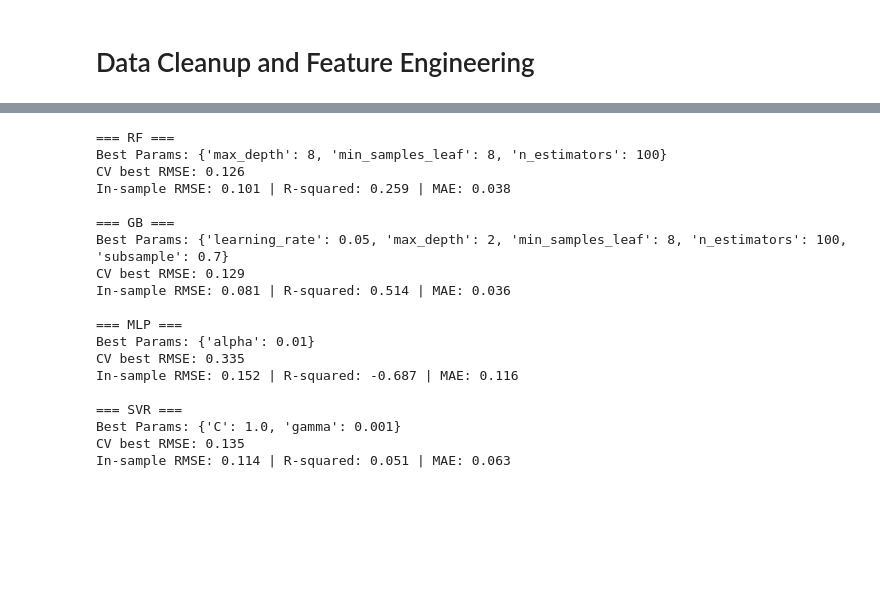
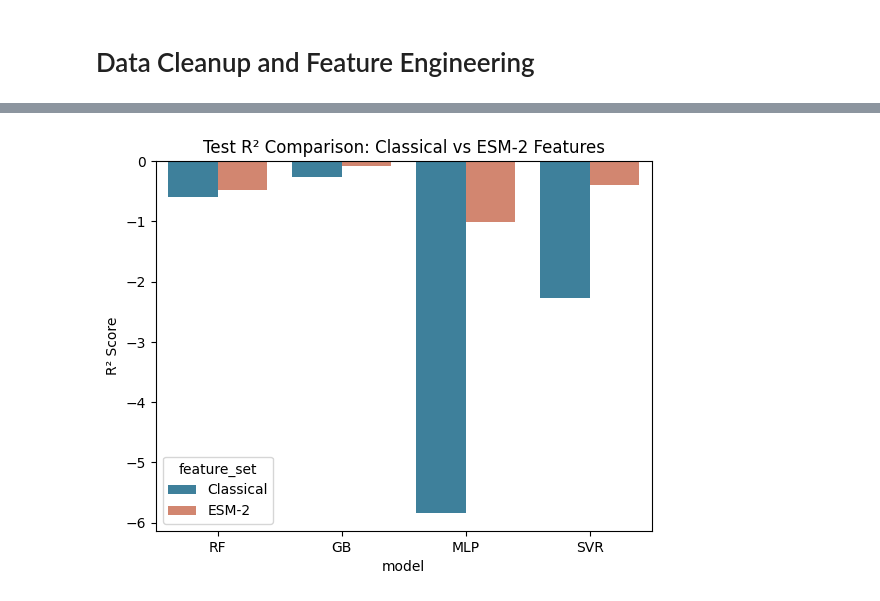
Before and after one commit to edupacheco54/mads_milestoneII_clinical_stage_mAb_developability_prediction, a Jupyter notebook: eda_notebook.ipynb, the cells around one changed output, grey strips where cells are left out. Cells and saved outputs as stored; diff of their text form; code cells hidden in the pictures; blank space fills up the shorter version.

Commit message:
Install ESM-2 protein language, conduct additional feature engineering, and conduct EDA on supervised learning model.

```diff
--- a/eda_notebook.ipynb
+++ b/eda_notebook.ipynb
@@ -134 +156,12 @@ def engineer_sequence_features(df, seq_cols=("VH", "VL")):
+# %%
+# Load model once
+
+def load_esm2_model(model_name="esm2_t6_8M_UR50D", device=None):
+    if device is None:
+        device = "mps" if torch.backends.mps.is_available() else "cpu"
+
+    model, alphabet = esm.pretrained.load_model_and_alphabet(model_name)
+    model = model.eval().to(device)
+    print(f"Loaded {model_name} on device: {device.upper()}")
+    return model, alphabet, device
 # %%
@@ -330,0 +336,19 @@ model_ready_df = build_model_ready_from_merged(merged_df, target_col="Slope for
+# %%
+results = []
+for m in ["rf", "gb", "mlp", "svr"]:
+    print(f"\n=== {m.upper()} ===")
+
+    classical_res = train_and_eval_return(classical_X.values, classical_y, m)
+    classical_res["feature_set"] = "Classical"
+
+    esm_res = train_and_eval_return(esm_X, esm_y, m)
+    esm_res["feature_set"] = "ESM-2"
+
+    results.extend([classical_res, esm_res])
+
+results_df = pd.DataFrame(results)
+results_df = results_df[[
+    "feature_set", "model", "rmse_train", "rmse_test", "r2_train", "r2_test"
+]]
+
+results_df
@@ -331 +372,15 @@ model_ready_df = build_model_ready_from_merged(merged_df, target_col="Slope for
+# %%
+import seaborn as sns
+import matplotlib.pyplot as plt
+
+sns.barplot(
+    data=results_df,
+    x="model", y="r2_test", hue="feature_set",
+    palette=["#2E86AB", "#E27D60"]
+)
+plt.title("Test R² Comparison: Classical vs ESM-2 Features")
+plt.ylabel("R² Score")
+plt.show()
+# %% [output]
+[figure, added]
 # %%
@@ -398,27 +468,0 @@ def train_and_eval(X, y, model_name):
-# %%
-X = model_ready_df["X"]
-y = model_ready_df["y"]
-
-models = {}
-for m in ["rf", "gb", "mlp", "svr"]:
-    models[m] = train_and_eval(X, y, m)
-# %% [output]
-=== RF ===
-Best Params: {'max_depth': 8, 'min_samples_leaf': 8, 'n_estimators': 100}
-CV best RMSE: 0.126
-In-sample RMSE: 0.101 | R-squared: 0.259 | MAE: 0.038
-
-=== GB ===
-Best Params: {'learning_rate': 0.05, 'max_depth': 2, 'min_samples_leaf': 8, 'n_estimators': 100, 'subsample': 0.7}
-CV best RMSE: 0.129
-In-sample RMSE: 0.081 | R-squared: 0.514 | MAE: 0.036
-
-=== MLP ===
-Best Params: {'alpha': 0.01}
-CV best RMSE: 0.335
-In-sample RMSE: 0.152 | R-squared: -0.687 | MAE: 0.116
-
-=== SVR ===
-Best Params: {'C': 1.0, 'gamma': 0.001}
-CV best RMSE: 0.135
-In-sample RMSE: 0.114 | R-squared: 0.051 | MAE: 0.063
```
Also changed, not shown: parts of 16 cells of this notebook, 3 other files.
